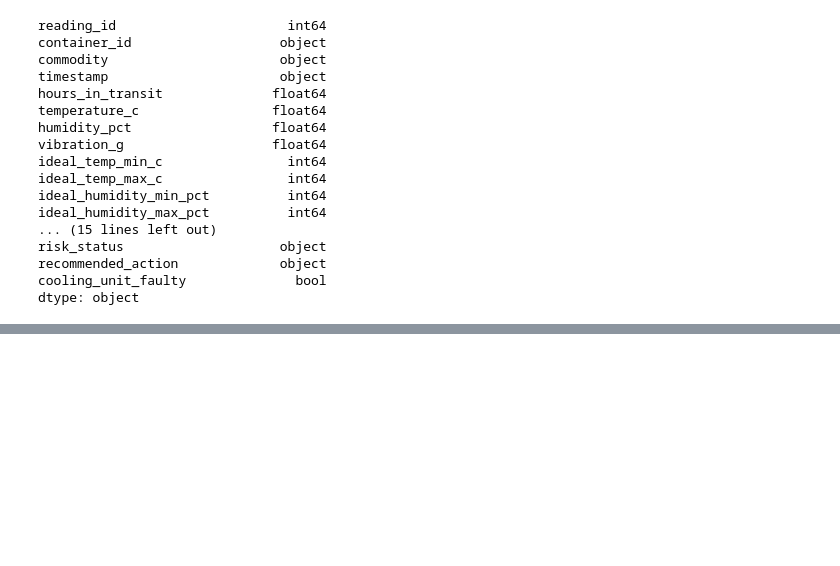
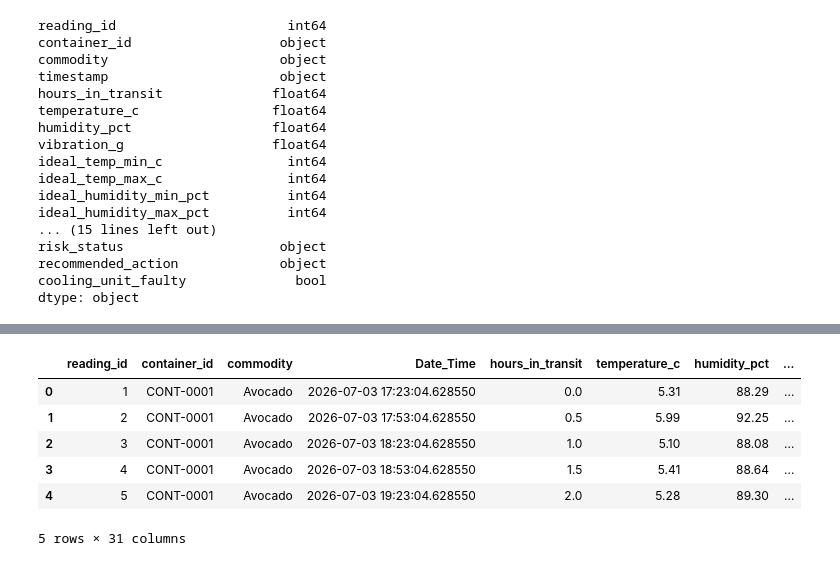
Before and after one commit to Mameeth-4015/AtmoSync-Micro--Climate-Analytics, a Jupyter notebook: Dataset Cleaning.ipynb, the cells around one changed output, grey strips where cells are left out. Cells and saved outputs as stored; diff of their text form; code cells hidden in the pictures; blank space fills up the shorter version.

```diff
--- a/Dataset Cleaning.ipynb
+++ b/Dataset Cleaning.ipynb
@@ -92,0 +113,2 @@ dtype: object
+# %%
+df = df.drop_duplicates()
@@ -92,0 +155,2 @@ dtype: object
+# %%
+df['ttimestamp'] = pd.to_datetime(df['timestamp'], errors='coerce')
@@ -92,0 +181,2 @@ dtype: object
+# %%
+df.columns = df.columns.str.strip().str.lower().str.replace(' ', '_')
@@ -92,0 +186,2 @@ dtype: object
+# %%
+df.rename(columns={'timestamp': 'Date_Time'}, inplace=True)
@@ -92,0 +205,10 @@ dtype: object
+# %%
+df.head()
+# %% [output]
+|  | reading_id | container_id | commodity | Date_Time | hours_in_transit | temperature_c | humidity_pct | ... |
+| 0 | 1 | CONT-0001 | Avocado | 2026-07-03 17:23:04.628550 | 0.0 | 5.31 | 88.29 | ... |
+| 1 | 2 | CONT-0001 | Avocado | 2026-07-03 17:53:04.628550 | 0.5 | 5.99 | 92.25 | ... |
+| 2 | 3 | CONT-0001 | Avocado | 2026-07-03 18:23:04.628550 | 1.0 | 5.10 | 88.08 | ... |
+| 3 | 4 | CONT-0001 | Avocado | 2026-07-03 18:53:04.628550 | 1.5 | 5.41 | 88.64 | ... |
+| 4 | 5 | CONT-0001 | Avocado | 2026-07-03 19:23:04.628550 | 2.0 | 5.28 | 89.30 | ... |
+5 rows × 31 columns
```
Also changed, not shown: parts of 22 cells of this notebook.
